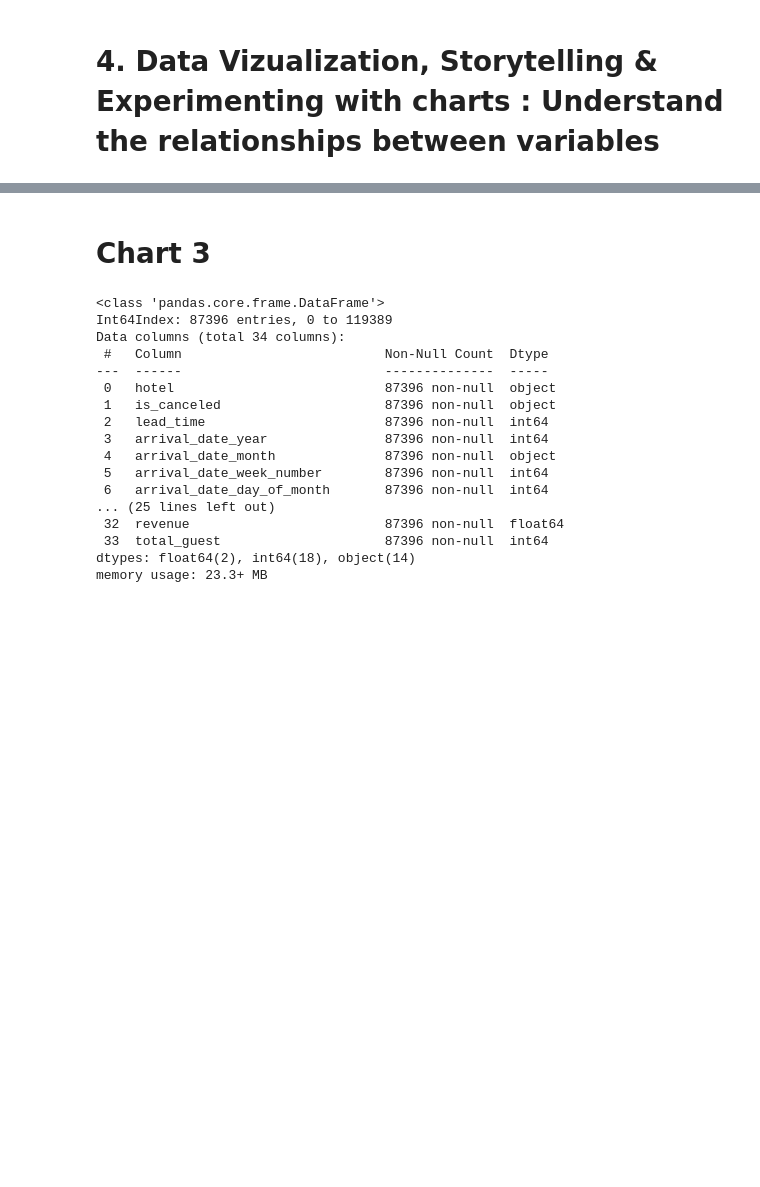
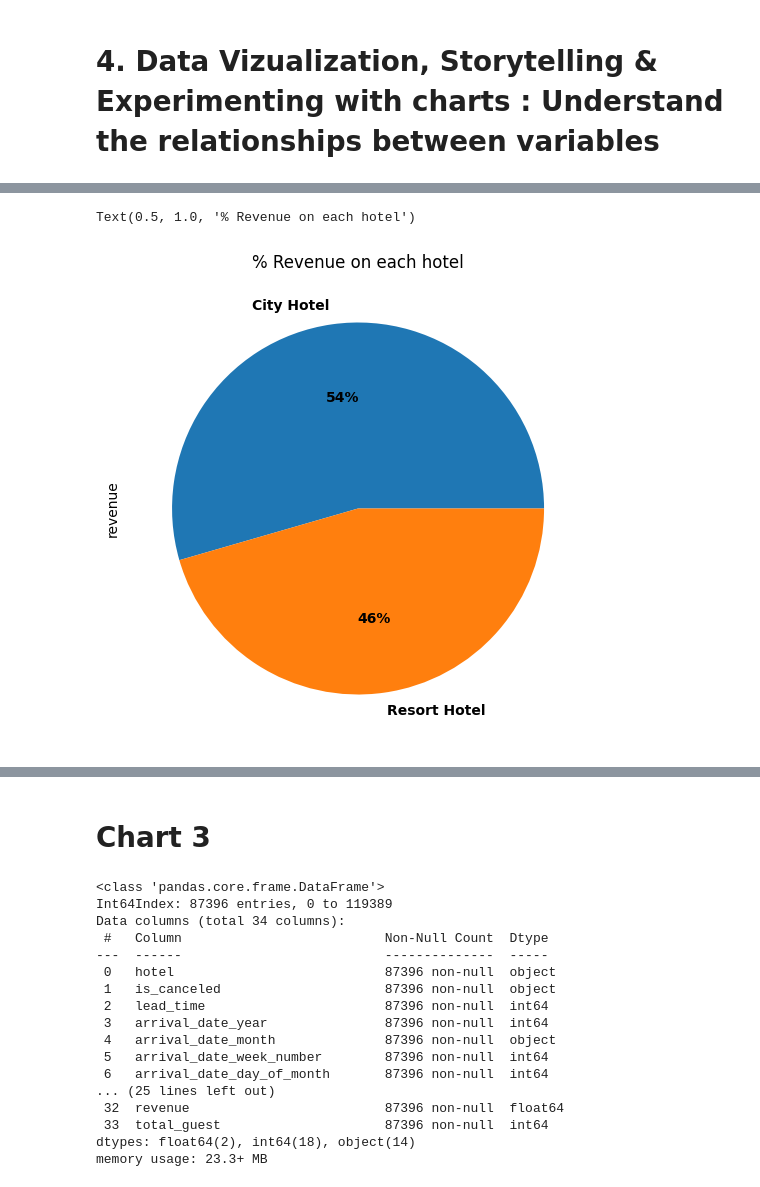
Before and after one commit to PoojaSwamii/Capstone_Project-EDA-on-Hotel-Booking-, a Jupyter notebook: Capstone_Project_Hotel_Booking_Analysis_.ipynb, the cells around one changed output, grey strips where cells are left out. Drawn from its saved outputs; the diff is of its cells as text; code cells hidden in the pictures; blank space fills up the shorter version.

```diff
--- a/Capstone_Project_Hotel_Booking_Analysis_.ipynb
+++ b/Capstone_Project_Hotel_Booking_Analysis_.ipynb
@@ -375,2 +415,12 @@ Name: revenue, dtype: float64
+# %%
+#Now, we will check overall revenue hotel wise
+hotel_wise_revenue =  hotel_df.groupby('hotel')['revenue'].sum()
+hotel_wise_revenue
+
+hotel_wise_revenue.plot.pie(autopct='%1.0f%%', textprops={'weight': 'bold'},figsize =(6,9))
+plt.title('% Revenue on each hotel')
+# %% [output]
+Text(0.5, 1.0, '% Revenue on each hotel')
+[figure, added]
 # %%
 guest_month_wise = pd.DataFrame(hotel_df[['arrival_date_month', 'total_guest']])
```
Also changed, not shown: parts of 47 cells of this notebook.
